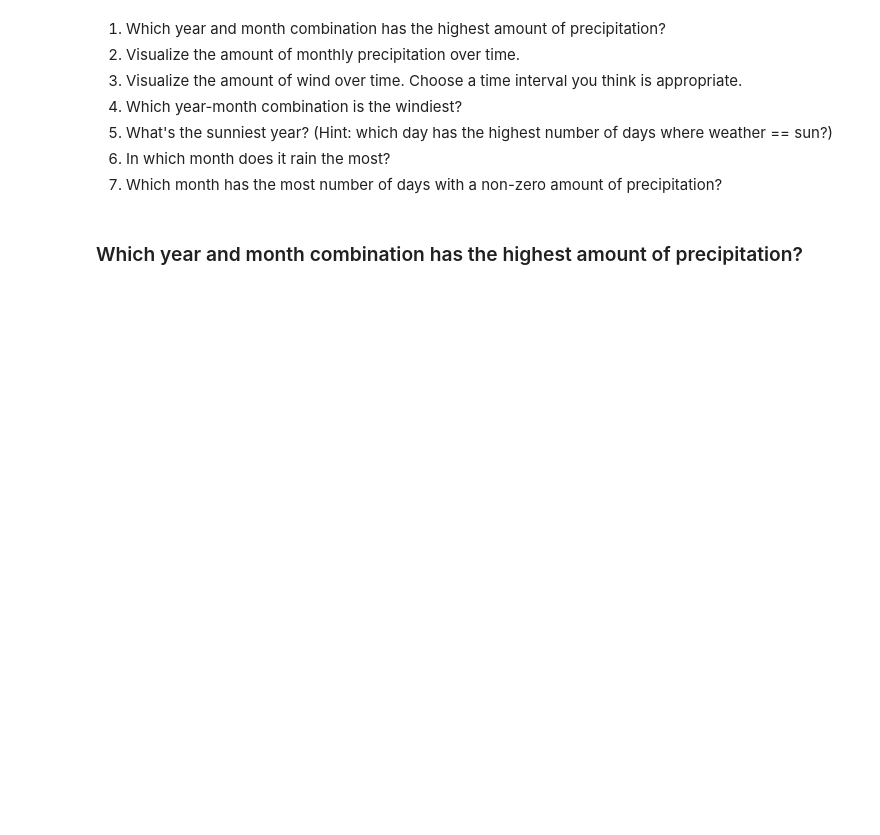
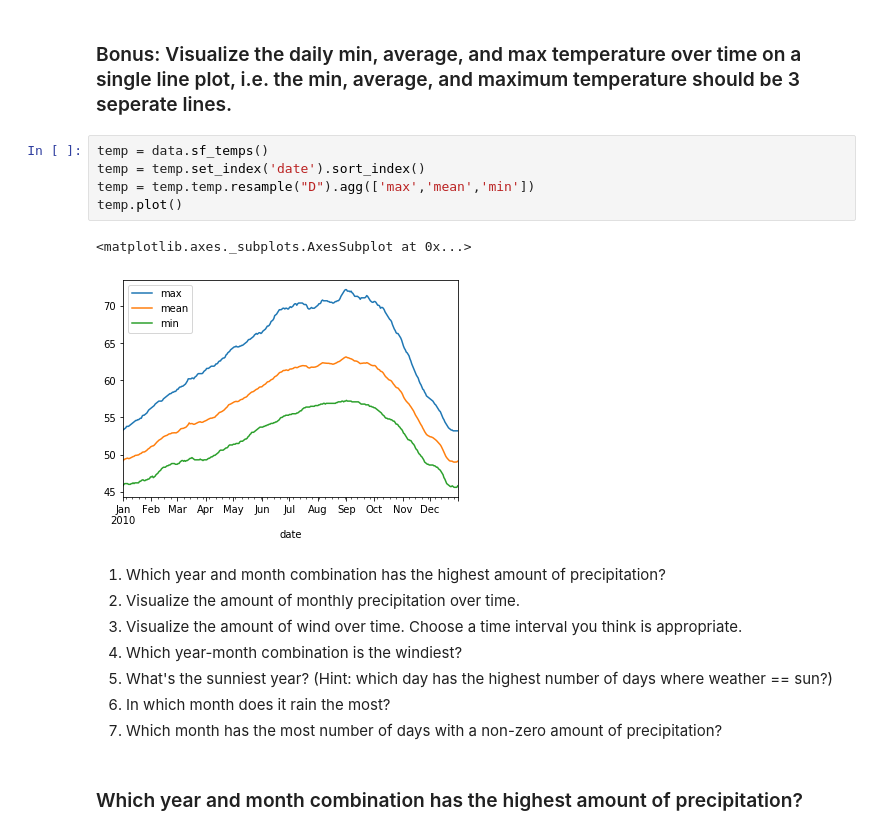
Before and after one commit to Johndsalas/coding_practice, a Jupyter notebook: Time_Series_Data_Exersize.ipynb, the cells around one changed output. Cells and saved outputs as stored; diff of their text form; blank space fills up the shorter version.

```diff
--- a/Time_Series_Data_Exersize.ipynb
+++ b/Time_Series_Data_Exersize.ipynb
@@ -12,3 +110,13 @@ df.head()
+# %% [markdown]
+### Bonus: Visualize the daily min, average, and max temperature over time on a single line plot, i.e. the min, average, and maximum temperature should be 3 seperate lines.
+# %%
+temp = data.sf_temps()
+temp = temp.set_index('date').sort_index()
+temp = temp.temp.resample("D").agg(['max','mean','min'])
+temp.plot()
+# %% [output]
+<matplotlib.axes._subplots.AxesSubplot at 0x...>
+[figure, added]
 # %% [markdown]
 1. Which year and month combination has the highest amount of precipitation?
 2. Visualize the amount of monthly precipitation over time.
```
Also changed, not shown: parts of 39 cells of this notebook.
